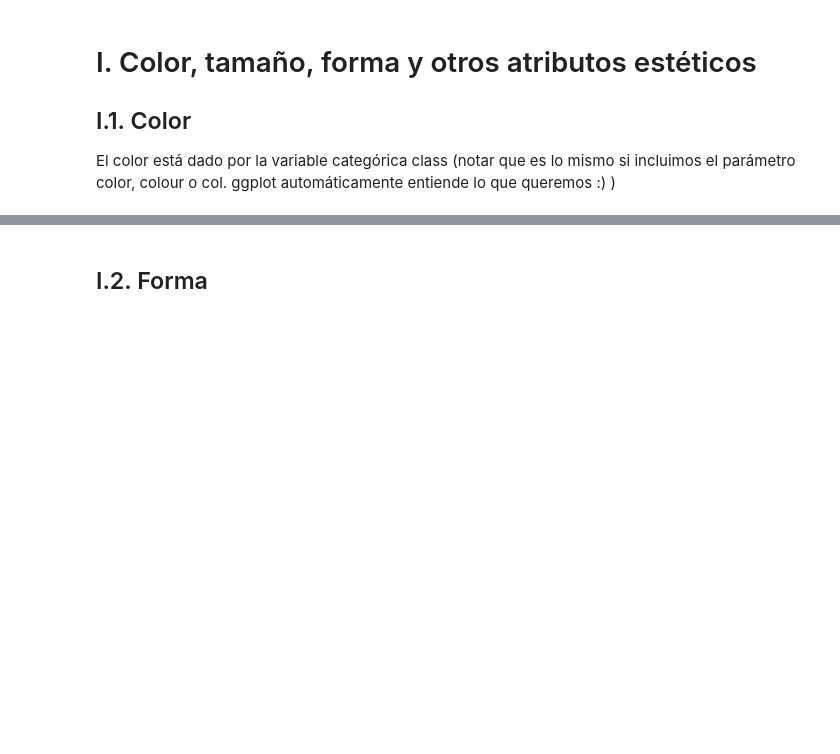
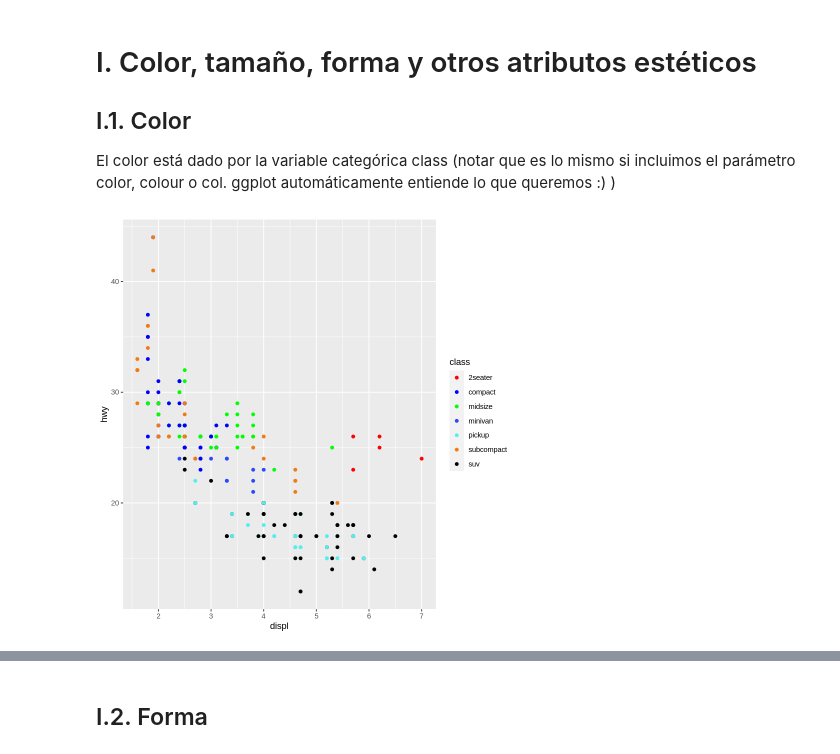
Before and after one commit to kerlesuwu/DBDC_202010_Programacion_en_R_para_ciencia_de_datos, a Jupyter notebook: Clases/Clase4/02_Visualizaciones_ggplot.ipynb, the cells around one changed output, grey strips where cells are left out. Cells and saved outputs as stored; diff of their text form; code cells hidden in the pictures; blank space fills up the shorter version.

```diff
--- a/Clases/Clase4/02_Visualizaciones_ggplot.ipynb
+++ b/Clases/Clase4/02_Visualizaciones_ggplot.ipynb
@@ -56,2 +80,10 @@ El color está dado por la variable categórica class (notar que es lo mismo si
+# %%
+## Color por "class" dentro de aes
+ggplot(mpg) + # Indicamos el origen de los datos que buscamos visualizar
+    aes(x = displ, y = hwy, color = class) + # capa "estética" : aesthetical mapping (indicamos qué variables queremos visualizar)
+    geom_point() +
+    scale_colour_manual(values = c("red", "blue", "green","#2C47FF", "#51F0ED","#F17B13","black"))
+# %% [output]
+[figure, added]
 # %%
 #y si queremos color azul?
```
Also changed, not shown: parts of 27 cells of this notebook.
